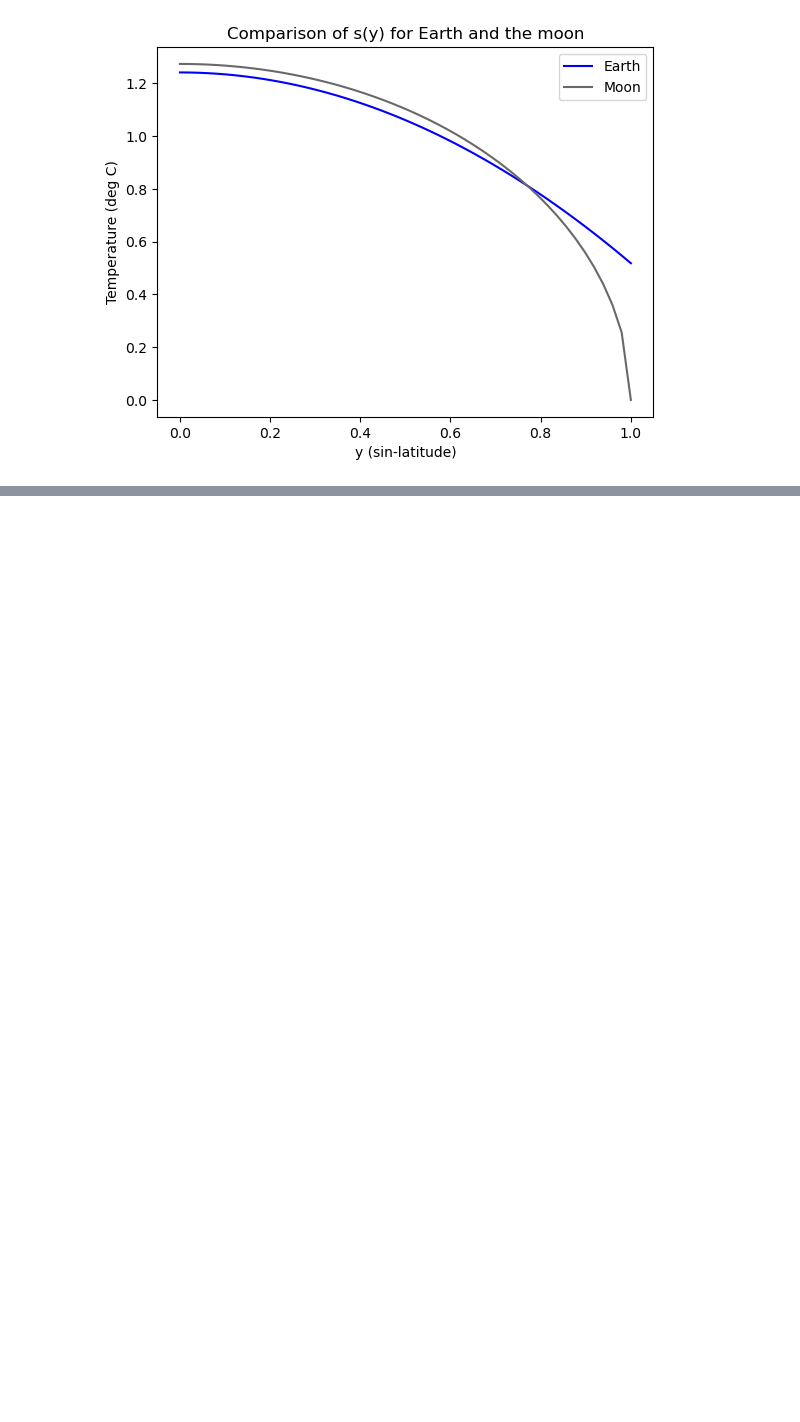
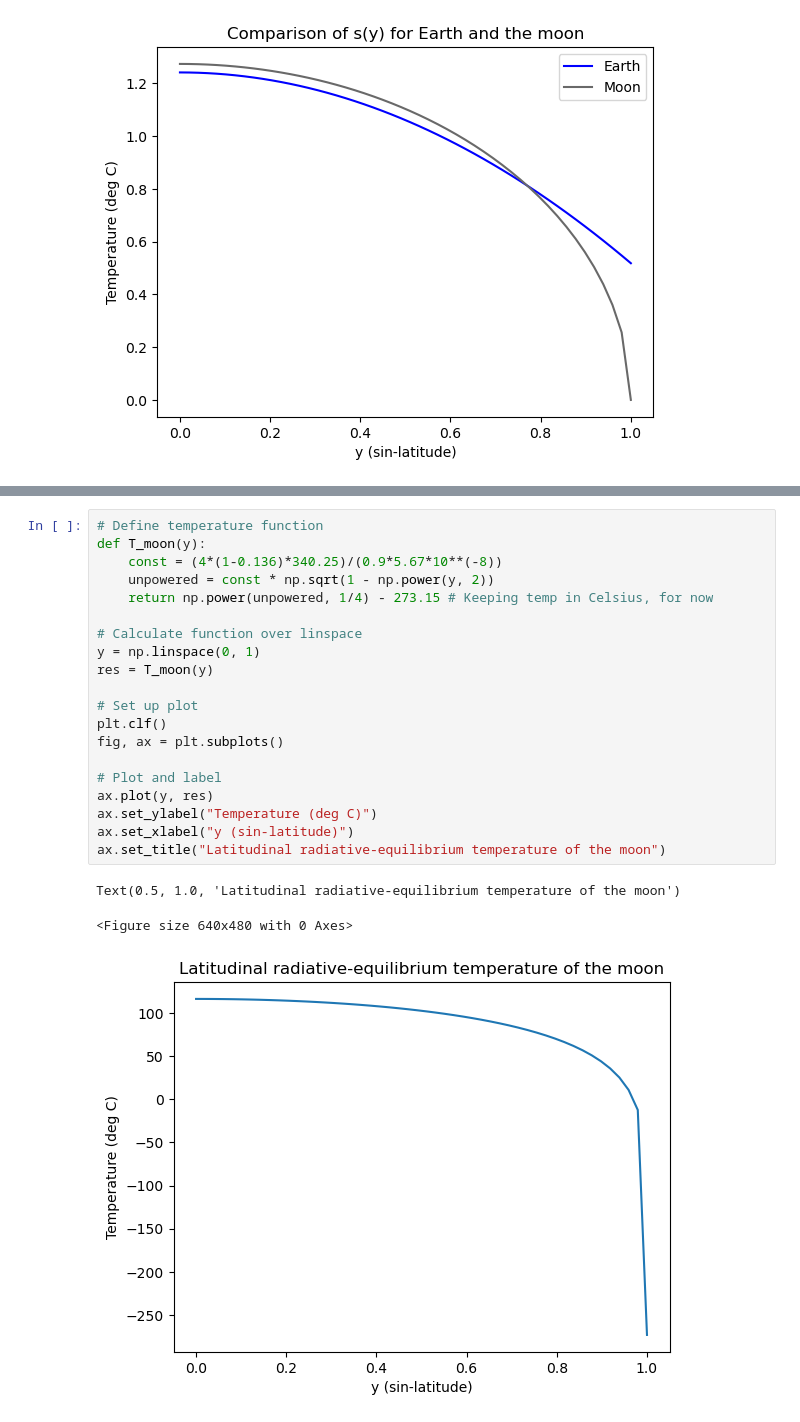
Before and after one commit to lemondoroshow/geoscienceModeling, a Jupyter notebook: planetaryClimates/modelingPlanetaryTemperature.ipynb, the cells around one changed output, grey strips where cells are left out. Cells and saved outputs as stored; diff of their text form; blank space fills up the shorter version.

```diff
--- a/planetaryClimates/modelingPlanetaryTemperature.ipynb
+++ b/planetaryClimates/modelingPlanetaryTemperature.ipynb
@@ -91,0 +101,24 @@ Text(0.5, 1.0, 'Comparison of s(y) for Earth and the moon')
+# %%
+# Define temperature function
+def T_moon(y):
+    const = (4*(1-0.136)*340.25)/(0.9*5.67*10**(-8))
+    unpowered = const * np.sqrt(1 - np.power(y, 2))
+    return np.power(unpowered, 1/4) - 273.15 # Keeping temp in Celsius, for now
+
+# Calculate function over linspace
+y = np.linspace(0, 1)
+res = T_moon(y)
+
+# Set up plot
+plt.clf()
+fig, ax = plt.subplots()
+
+# Plot and label
+ax.plot(y, res)
+ax.set_ylabel("Temperature (deg C)")
+ax.set_xlabel("y (sin-latitude)")
+ax.set_title("Latitudinal radiative-equilibrium temperature of the moon")
+# %% [output]
+Text(0.5, 1.0, 'Latitudinal radiative-equilibrium temperature of the moon')
+<Figure size 640x480 with 0 Axes>
+[figure, added]
```
Also changed, not shown: parts of 8 cells of this notebook.
